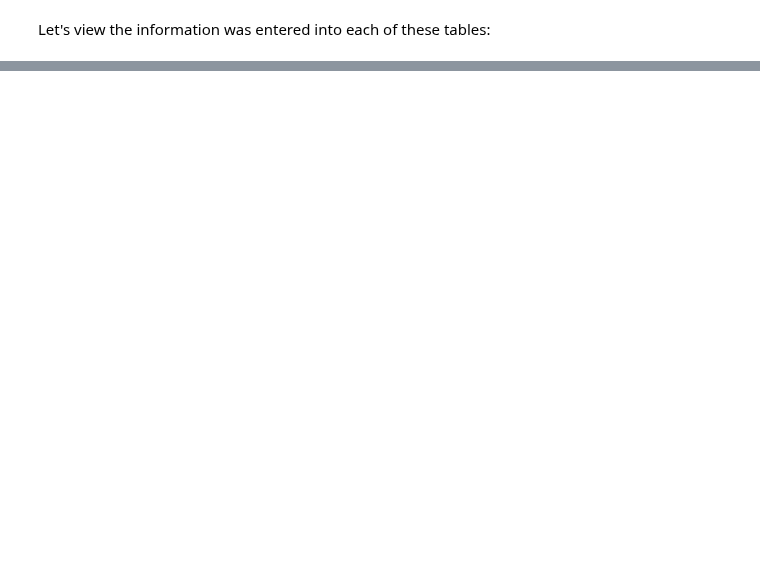
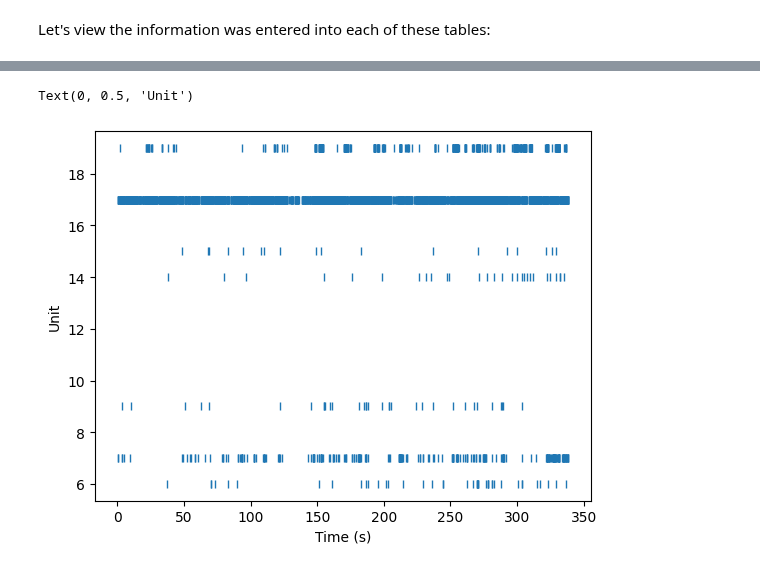
Before and after one commit to datajoint/workflow-array-ephys, a Jupyter notebook: notebooks/tutorial.ipynb, the cells around one changed output, grey strips where cells are left out. Saved outputs shown, nothing was run; the diff lists cells and outputs as text; code cells hidden in the pictures; blank space fills up the shorter version.

Commit message:
Remove old notebooks + first full tutorial .ipynb

```diff
--- a/notebooks/tutorial.ipynb
+++ b/notebooks/tutorial.ipynb
@@ -322,0 +518,12 @@ ephys.WaveformSet.populate(session_key, display_progress=True)
+# %%
+insert_key = (ephys.ProbeInsertion & "insertion_number = '1'").fetch1("KEY")
+units, unit_spiketimes = (ephys.CuratedClustering.Unit & insert_key & 'unit IN ("6","7","9","14","15","17","19")').fetch("unit", "spike_times")
+# %%
+x = np.hstack(unit_spiketimes)
+y = np.hstack([np.full_like(s, u) for u, s in zip(units, unit_spiketimes)])
+plt.plot(x, y, "|")
+plt.xlabel("Time (s)")
+plt.ylabel("Unit");
+# %% [output]
+Text(0, 0.5, 'Unit')
+[figure, added]
```
Also changed, not shown: parts of 50 cells of this notebook, 9 other files.
